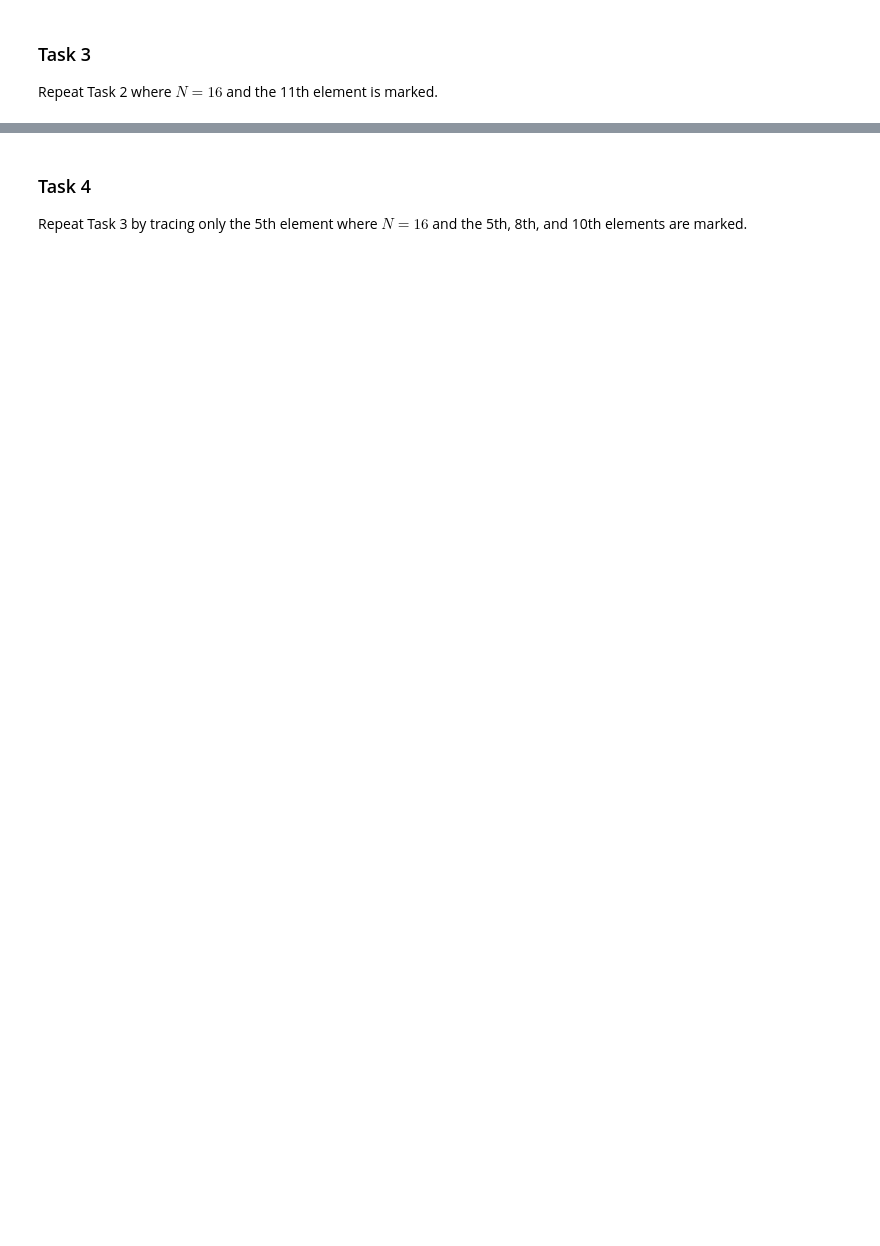
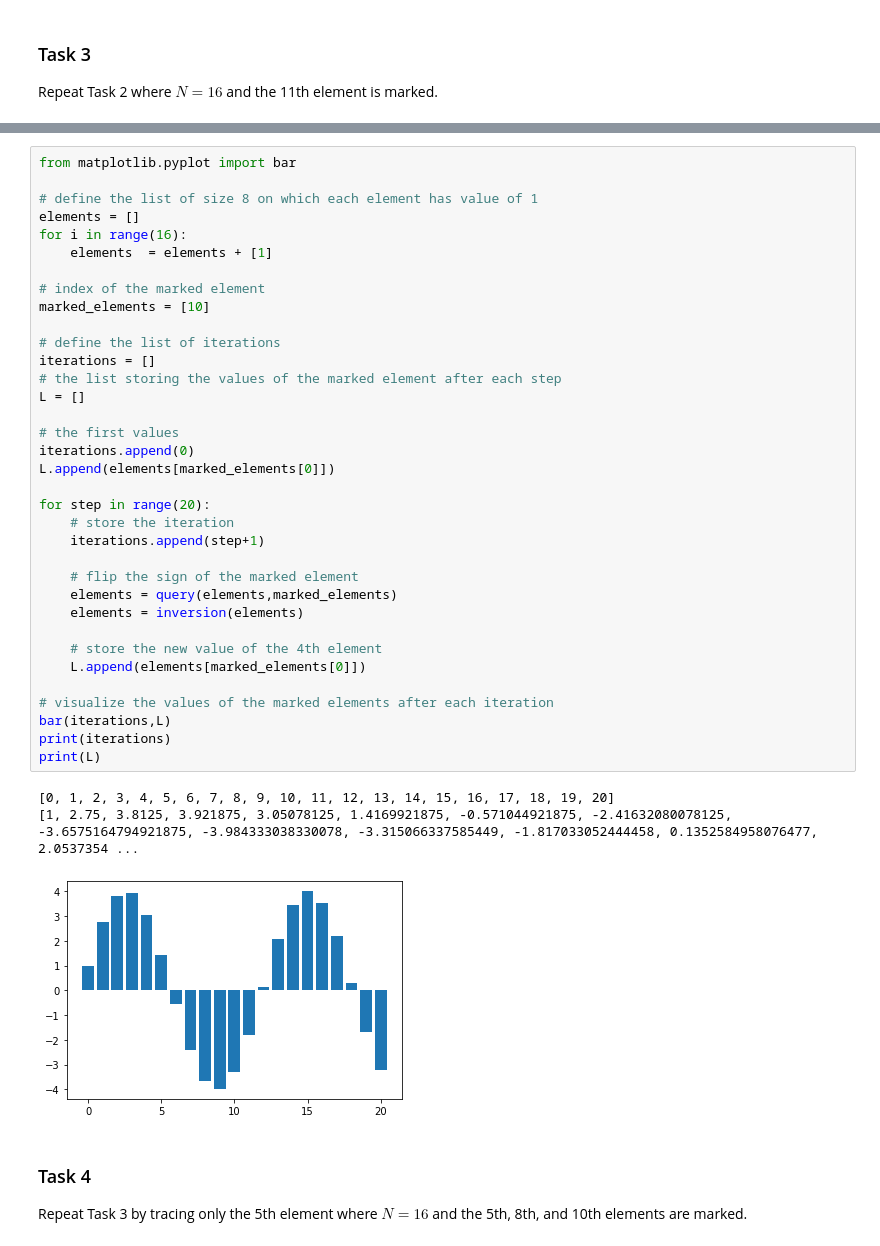
Before and after one commit to hassanafridi/QBronze38, a Jupyter notebook: QBronze38/exercises.ipynb, the cells around one changed output, grey strips where cells are left out. Drawn from its saved outputs; the diff is of its cells as text; blank space fills up the shorter version.

```diff
--- a/QBronze38/exercises.ipynb
+++ b/QBronze38/exercises.ipynb
@@ -3647,3 +3742,42 @@ Repeat Task 2 where $ N = 16 $ and the 11th element is marked.
+# %%
+from matplotlib.pyplot import bar
+
+# define the list of size 8 on which each element has value of 1
+elements = []
+for i in range(16):
+    elements  = elements + [1]
+
+# index of the marked element
+marked_elements = [10]
+
+# define the list of iterations
+iterations = []
+# the list storing the values of the marked element after each step
+L = []
+
+# the first values
+iterations.append(0)
+L.append(elements[marked_elements[0]])
+
+for step in range(20):
+    # store the iteration
+    iterations.append(step+1)
+
+    # flip the sign of the marked element
+    elements = query(elements,marked_elements)
+    elements = inversion(elements)
+
+    # store the new value of the 4th element
+    L.append(elements[marked_elements[0]])
+
+# visualize the values of the marked elements after each iteration
+bar(iterations,L)
+print(iterations)
+print(L)
+# %% [output]
+[0, 1, 2, 3, 4, 5, 6, 7, 8, 9, 10, 11, 12, 13, 14, 15, 16, 17, 18, 19, 20]
+[1, 2.75, 3.8125, 3.921875, 3.05078125, 1.4169921875, -0.571044921875, -2.41632080078125, -3.6575164794921875, -3.984333038330078, -3.315066337585449, -1.817033052444458, 0.1352584958076477, 2.0537354 ...
+[figure, added]
 # %% [markdown]
 <h3>Task 4</h3>
 
```
Also changed, not shown: parts of 50 cells of this notebook, 47 other files.
